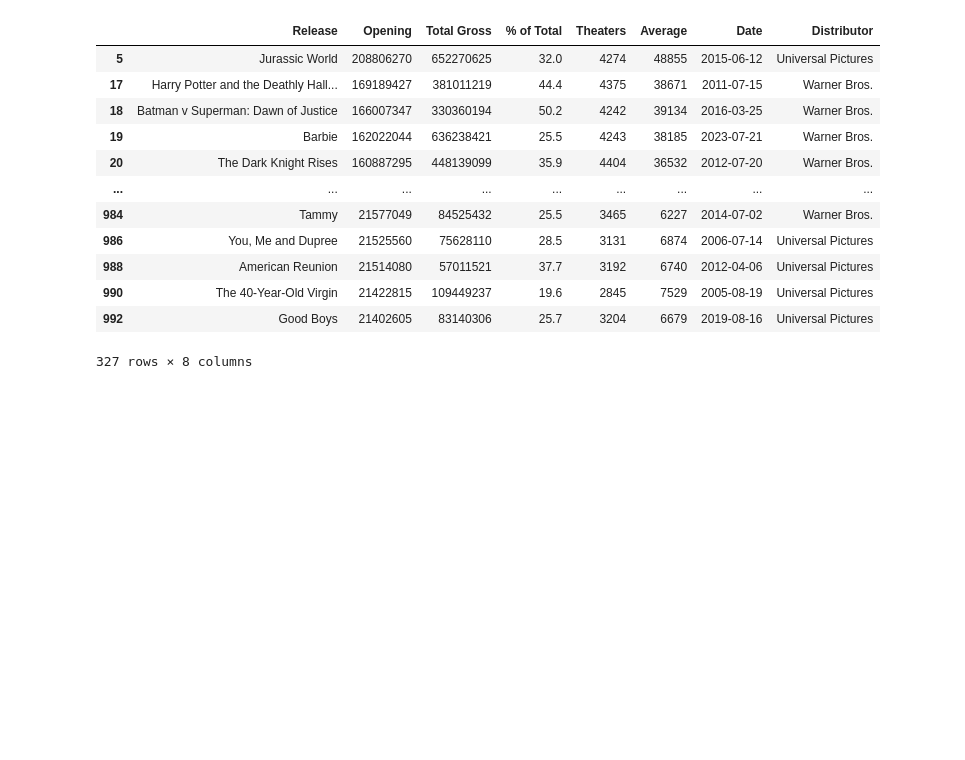
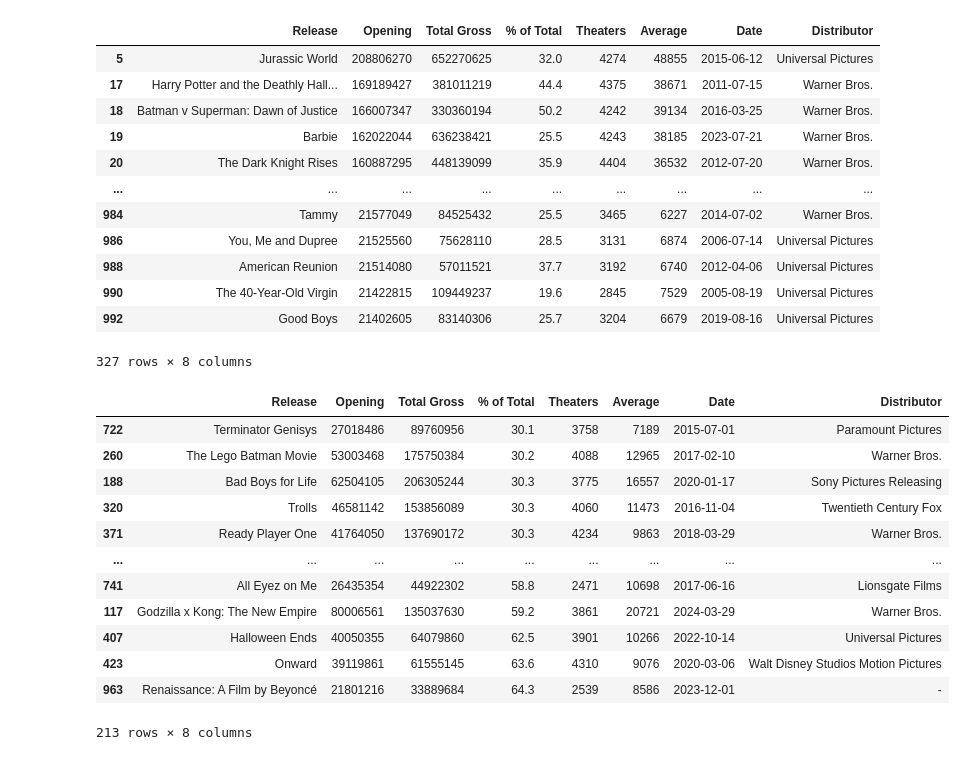
Before and after one commit to nevillemakoyi/Pandas_basic, a Jupyter notebook: notebooks/4 - data modeling avec Pandas - Exercice - élève.ipynb, the cells around one changed output. Saved outputs shown, nothing was run; the diff lists cells and outputs as text; code cells hidden in the pictures; blank space fills up the shorter version.

```diff
--- a/notebooks/4 - data modeling avec Pandas - Exercice - élève.ipynb
+++ b/notebooks/4 - data modeling avec Pandas - Exercice - élève.ipynb
@@ -98,6 +98,25 @@ df[filt]
 327 rows × 8 columns
 # %%
 # 4. Combinaison de filtres pour % of Total et Date
+filt_date = df['Date'] > '01-01-2015'
+filt_note = df['% of Total'] > 30
+
+df_4 = df[(filt_date)&(filt_note)]
+df_4.sort_values(by='% of Total', ascending=True)
+# %% [output]
+|  | Release | Opening | Total Gross | % of Total | Theaters | Average | Date | Distributor |
+| 722 | Terminator Genisys | 27018486 | 89760956 | 30.1 | 3758 | 7189 | 2015-07-01 | Paramount Pictures |
+| 260 | The Lego Batman Movie | 53003468 | 175750384 | 30.2 | 4088 | 12965 | 2017-02-10 | Warner Bros. |
+| 188 | Bad Boys for Life | 62504105 | 206305244 | 30.3 | 3775 | 16557 | 2020-01-17 | Sony Pictures Releasing |
+| 320 | Trolls | 46581142 | 153856089 | 30.3 | 4060 | 11473 | 2016-11-04 | Twentieth Century Fox |
+| 371 | Ready Player One | 41764050 | 137690172 | 30.3 | 4234 | 9863 | 2018-03-29 | Warner Bros. |
+| ... | ... | ... | ... | ... | ... | ... | ... | ... |
+| 741 | All Eyez on Me | 26435354 | 44922302 | 58.8 | 2471 | 10698 | 2017-06-16 | Lionsgate Films |
+| 117 | Godzilla x Kong: The New Empire | 80006561 | 135037630 | 59.2 | 3861 | 20721 | 2024-03-29 | Warner Bros. |
+| 407 | Halloween Ends | 40050355 | 64079860 | 62.5 | 3901 | 10266 | 2022-10-14 | Universal Pictures |
+| 423 | Onward | 39119861 | 61555145 | 63.6 | 4310 | 9076 | 2020-03-06 | Walt Disney Studios Motion Pictures |
+| 963 | Renaissance: A Film by Beyoncé | 21801216 | 33889684 | 64.3 | 2539 | 8586 | 2023-12-01 | - |
+213 rows × 8 columns
 # %%
 # 5. Filtrez par note avec .query()
 # %%
```
